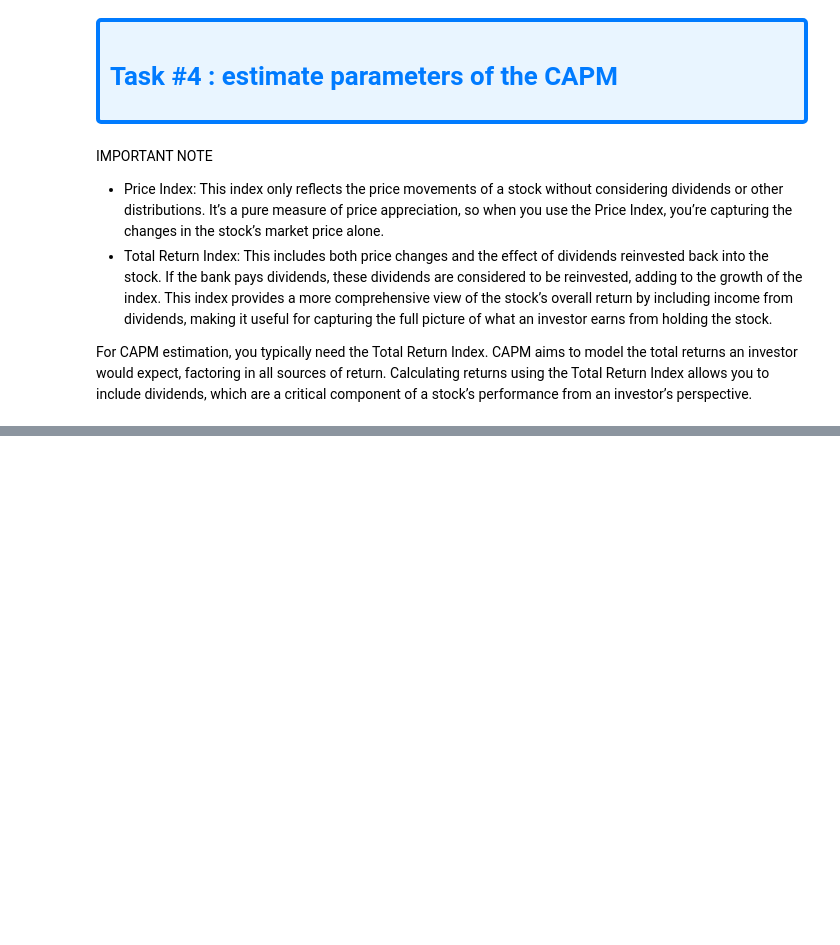
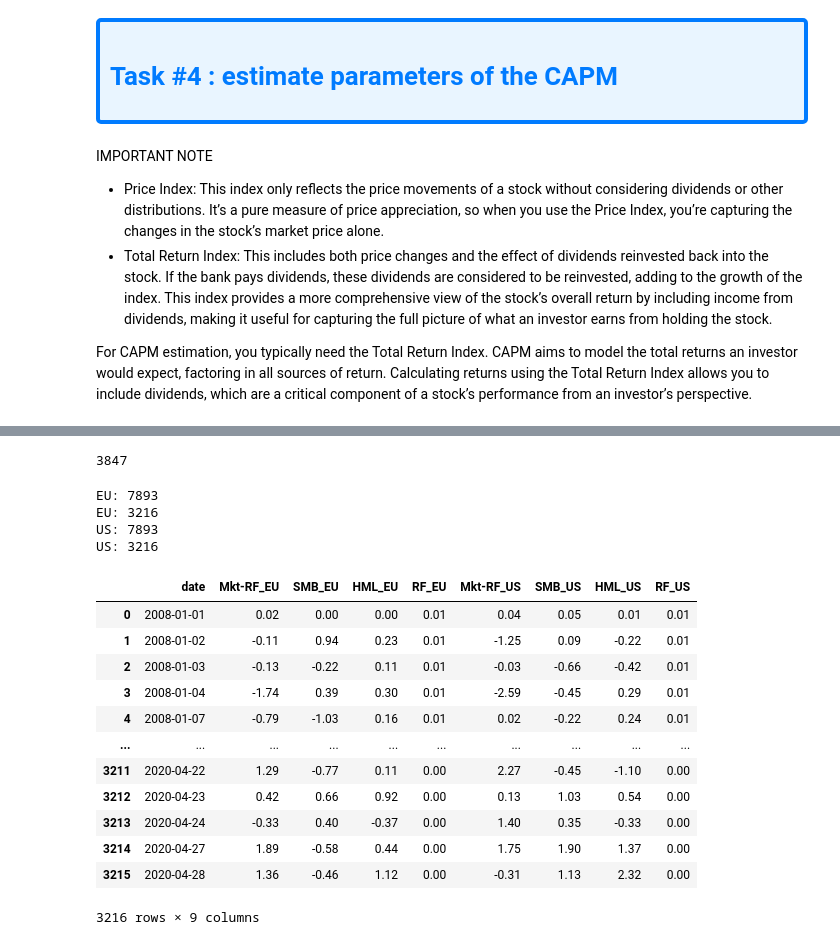
Before and after one commit to Fabio1909/FinanceHackathon, a Jupyter notebook: Fabio.ipynb, the cells around one changed output, grey strips where cells are left out. Cells and saved outputs as stored; diff of their text form; code cells hidden in the pictures; blank space fills up the shorter version.

```diff
--- a/Fabio.ipynb
+++ b/Fabio.ipynb
@@ -179,7 +157,7 @@ def clean_banks_pi(banks_pi_df):
     # Rename columns so that they have cleaner names
     rename_dict = {"Date": "Date"}
     for col in banks_pi_df.columns[1:]:
-        rename_dict[col] = col[:-17] + "_PI"
+        rename_dict[col] = col[:-14] + "_PI"
     banks_pi_df.rename(columns=rename_dict, inplace=True)
 
     # As we have 158 banks, we will drop all the banks that are marked as Dead, this is a simple
@@ -189,11 +167,11 @@ def clean_banks_pi(banks_pi_df):
     dead_banks = []
     for col in banks_pi_df.columns[1:]:
         if "dead" in col.lower():
-            print(col)
             dead_banks.append(col)
     banks_pi_df.drop(dead_banks, axis = 1, inplace = True)
     return banks_pi_df
 
 banks_pi_df = read_banks_pi("data/banks_data_bocconi/banks_pi.xlsm")
 banks_pi_df = clean_banks_pi(banks_pi_df)
-banks_pi_df
+# We drop the date form this df so that when we concatenate them there is no double "Date" column
+banks_pi_df.drop("Date", axis = 1, inplace = True)
@@ -216,0 +183,7 @@ ACE CASH EXPRESS (BER) DEAD - 10/10_PI
+# %%
+bank_data = pd.concat([banks_ri_df, banks_pi_df], axis=1)
+bank_data
+
+# Delete superflous dfs to free up memory
+del banks_ri_df, banks_pi_df
+gc.collect()
@@ -216,0 +208,64 @@ ACE CASH EXPRESS (BER) DEAD - 10/10_PI
+# %%
+# Since we have different Fama-French factors for EU and US banks we will define which banks are form the US,
+# also since we know that both banks_pi and banks_ri have the same number of us banks its indifferent form wich
+# file we get this info
+us_banks = []
+banks_pi = pd.ExcelFile("data/banks_data_bocconi/banks_ri.xlsm")
+us_banks_raw = list(banks_pi.parse("US").columns)[1:]
+for bank in us_banks_raw:
+    us_banks.append(bank[:-17])
+
+# Delete banks_pi and us_banks_raw to free memory
+del banks_pi, us_banks_raw
+gc.collect()
+# %% [output]
+3847
+# %%
+# Now we read the Fama-French files with the factos and add them
+# First we get the start and end date of our bank data
+start = bank_data["Date"].iloc[0]
+end = bank_data["Date"].iloc[-1]
+
+# And now we can read in the Factors and keep only the days we need
+EU_FF = pd.read_excel("data/banks_data_bocconi/Europe_3_Factors_Daily.xlsx")
+print("EU:", len(EU_FF))
+EU_FF['date'] = pd.to_datetime(EU_FF['date'], format="%m/%d/%Y")
+EU_FF = EU_FF[(EU_FF["date"] >= start) & (EU_FF["date"] <= end)]
+rename_dict_EU = {"date": "date"}
+for col in EU_FF.columns[1:]:
+    rename_dict_EU[col] = col + "_EU"
+EU_FF.rename(columns=rename_dict_EU, inplace=True)
+print("EU:", len(EU_FF))
+
+US_FF = pd.read_excel("data/banks_data_bocconi/North_America_3_Factors_Daily.xlsx")
+print("US:", len(US_FF))
+US_FF['date'] = pd.to_datetime(US_FF['date'], format="%m/%d/%Y")
+US_FF = US_FF[(US_FF["date"] >= start) & (US_FF["date"] <= end)]
+US_FF.drop("date", axis = 1, inplace = True)
+rename_dict_US = {}
+for col in US_FF.columns:
+    rename_dict_US[col] = col + "_US"
+US_FF.rename(columns=rename_dict_US, inplace=True)
+print("US:", len(US_FF))
+
+FF = pd.concat([EU_FF, US_FF], axis = 1)
+FF.reset_index(drop = True, inplace = True)
+FF
+# %% [output]
+EU: 7893
+EU: 3216
+US: 7893
+US: 3216
+|  | date | Mkt-RF_EU | SMB_EU | HML_EU | RF_EU | Mkt-RF_US | SMB_US | HML_US | RF_US |
+| 0 | 2008-01-01 | 0.02 | 0.00 | 0.00 | 0.01 | 0.04 | 0.05 | 0.01 | 0.01 |
+| 1 | 2008-01-02 | -0.11 | 0.94 | 0.23 | 0.01 | -1.25 | 0.09 | -0.22 | 0.01 |
+| 2 | 2008-01-03 | -0.13 | -0.22 | 0.11 | 0.01 | -0.03 | -0.66 | -0.42 | 0.01 |
+| 3 | 2008-01-04 | -1.74 | 0.39 | 0.30 | 0.01 | -2.59 | -0.45 | 0.29 | 0.01 |
+| 4 | 2008-01-07 | -0.79 | -1.03 | 0.16 | 0.01 | 0.02 | -0.22 | 0.24 | 0.01 |
+| ... | ... | ... | ... | ... | ... | ... | ... | ... | ... |
+| 3211 | 2020-04-22 | 1.29 | -0.77 | 0.11 | 0.00 | 2.27 | -0.45 | -1.10 | 0.00 |
+| 3212 | 2020-04-23 | 0.42 | 0.66 | 0.92 | 0.00 | 0.13 | 1.03 | 0.54 | 0.00 |
+| 3213 | 2020-04-24 | -0.33 | 0.40 | -0.37 | 0.00 | 1.40 | 0.35 | -0.33 | 0.00 |
+| 3214 | 2020-04-27 | 1.89 | -0.58 | 0.44 | 0.00 | 1.75 | 1.90 | 1.37 | 0.00 |
+| 3215 | 2020-04-28 | 1.36 | -0.46 | 1.12 | 0.00 | -0.31 | 1.13 | 2.32 | 0.00 |
+3216 rows × 9 columns
```
Also changed, not shown: parts of 9 cells of this notebook.
